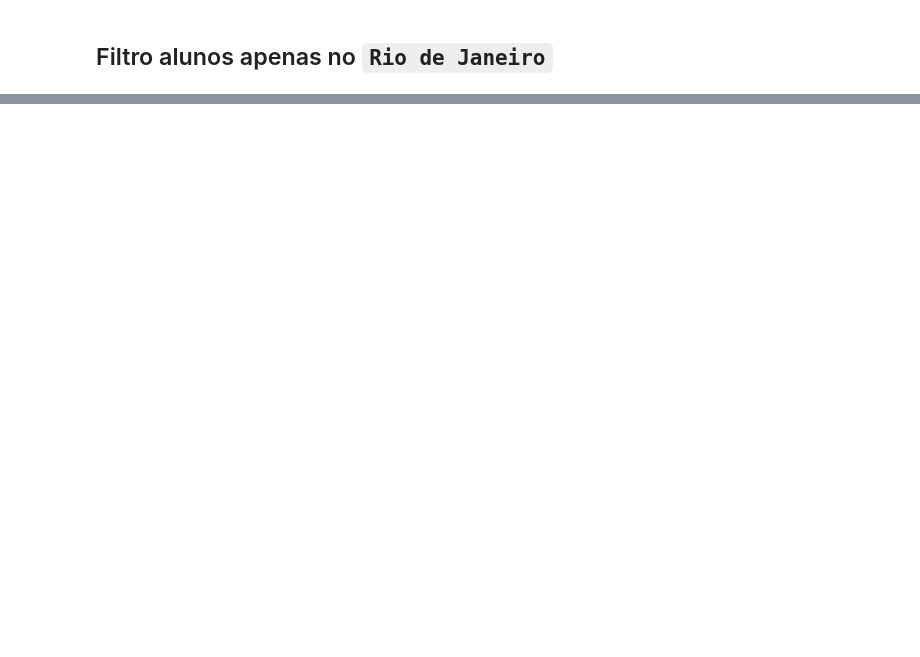
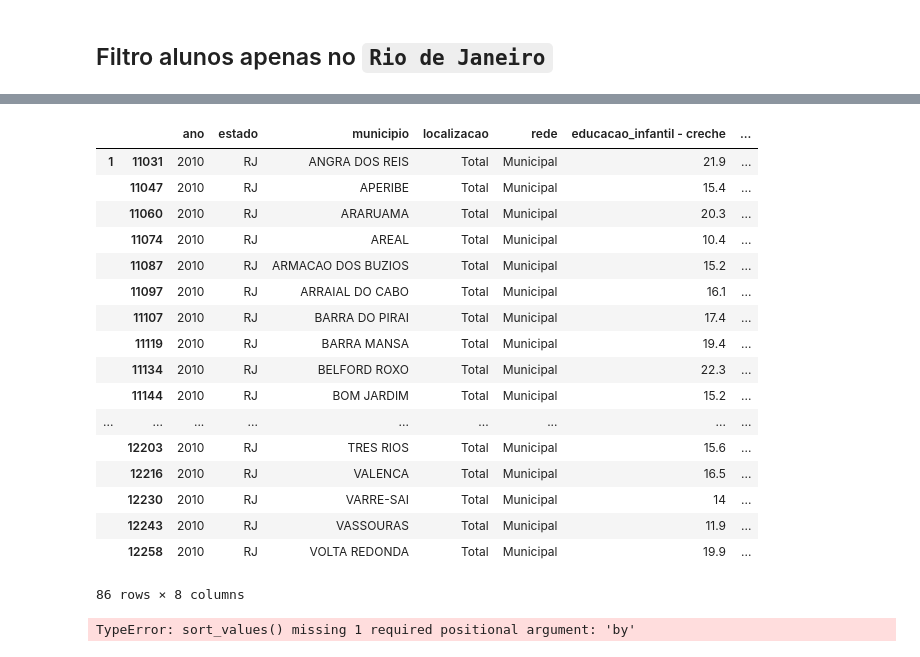
Before and after one commit to sbouchardet/inf2420, a Jupyter notebook: ExploreDatasets.ipynb, the cells around one changed output, grey strips where cells are left out. Cells and saved outputs as stored; diff of their text form; code cells hidden in the pictures; blank space fills up the shorter version.

```diff
--- a/ExploreDatasets.ipynb
+++ b/ExploreDatasets.ipynb
@@ -74,0 +42,4 @@ alunos_2010 = read_media_aluno_by_year("2010")
+# %%
+def read_dataset(identifier):
+    datasets = manager.load_as_pandas(identifier, sheet_name=[0,1])
+    return pd.concat(datasets)
@@ -182,0 +168,46 @@ plt.legend(loc=[1,1])
+# %%
+def clean_alunos_filtered_by_year(year, state=None, city=None):
+
+    base_filter = ((alunos_filtered["educacao_infantil - creche"] != "--") &
+                                       (alunos_filtered["rede"] == "Municipal") &
+                                       (alunos_filtered["localizacao"] == "Total"))
+    if state:
+        base_filter = base_filter & (alunos_filtered["estado"] == state)
+
+    if year:
+        base_filter = base_filter & (alunos_filtered["ano"] == year)
+
+    if city:
+        base_filter = base_filter & (alunos_filtered["municipio"] == city)
+
+    return alunos_filtered[base_filter]
+# %%
+def alunos_rank_rj(year):
+    alunos_rj_year = clean_alunos_filtered_by_year(year,"RJ")
+    alunos_rj_year.loc[:,'rank'] = alunos_rj_year["educacao_infantil - creche"].rank(ascending = False)
+    return alunos_rj_year
+# %%
+alunos_rank_rj(2010)
+# %% [output]
+|  |  | ano | estado | municipio | localizacao | rede | educacao_infantil - creche | ... |
+| 1 | 11031 | 2010 | RJ | ANGRA DOS REIS | Total | Municipal | 21.9 | ... |
+|  | 11047 | 2010 | RJ | APERIBE | Total | Municipal | 15.4 | ... |
+|  | 11060 | 2010 | RJ | ARARUAMA | Total | Municipal | 20.3 | ... |
+|  | 11074 | 2010 | RJ | AREAL | Total | Municipal | 10.4 | ... |
+|  | 11087 | 2010 | RJ | ARMACAO DOS BUZIOS | Total | Municipal | 15.2 | ... |
+|  | 11097 | 2010 | RJ | ARRAIAL DO CABO | Total | Municipal | 16.1 | ... |
+|  | 11107 | 2010 | RJ | BARRA DO PIRAI | Total | Municipal | 17.4 | ... |
+|  | 11119 | 2010 | RJ | BARRA MANSA | Total | Municipal | 19.4 | ... |
+|  | 11134 | 2010 | RJ | BELFORD ROXO | Total | Municipal | 22.3 | ... |
+|  | 11144 | 2010 | RJ | BOM JARDIM | Total | Municipal | 15.2 | ... |
+| ... | ... | ... | ... | ... | ... | ... | ... | ... |
+|  | 12203 | 2010 | RJ | TRES RIOS | Total | Municipal | 15.6 | ... |
+|  | 12216 | 2010 | RJ | VALENCA | Total | Municipal | 16.5 | ... |
+|  | 12230 | 2010 | RJ | VARRE-SAI | Total | Municipal | 14 | ... |
+|  | 12243 | 2010 | RJ | VASSOURAS | Total | Municipal | 11.9 | ... |
+|  | 12258 | 2010 | RJ | VOLTA REDONDA | Total | Municipal | 19.9 | ... |
+86 rows × 8 columns
+# %%
+clean_alunos_filtered.sort_values("educacao_infantil - creche", ascending=False)
+# %% [output]
+TypeError: sort_values() missing 1 required positional argument: 'by'
```
Also changed, not shown: parts of 21 cells of this notebook.
